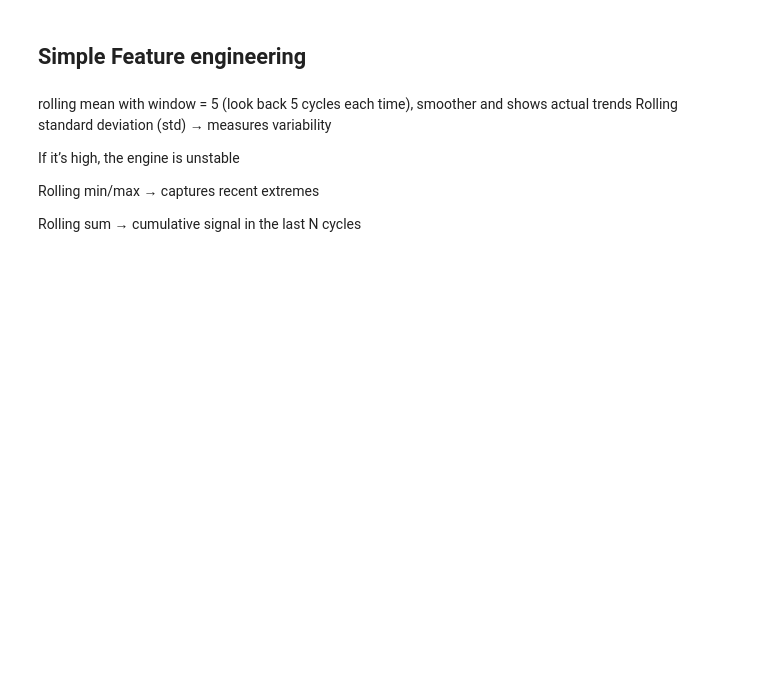
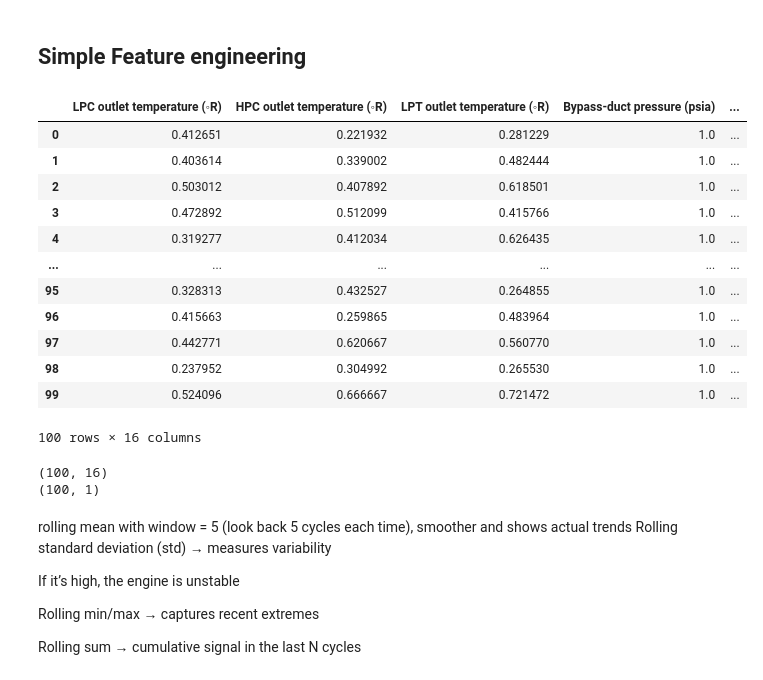
Before and after one commit to ml-graduation-project/ml-graduation-project, a Jupyter notebook: notebooks/Milestone 1/exploratory-data-analysis.ipynb, the cells around one changed output. Drawn from its saved outputs; the diff is of its cells as text; code cells hidden in the pictures; blank space fills up the shorter version.

```diff
--- a/notebooks/Milestone 1/exploratory-data-analysis.ipynb
+++ b/notebooks/Milestone 1/exploratory-data-analysis.ipynb
@@ -340,6 +343,31 @@ sensor_cols = [c for c in train.columns if c not in ['engine','cycle','RUL']]
 
 train[sensor_cols] = scaler.fit_transform(train[sensor_cols])
 test[sensor_cols] = scaler.transform(test[sensor_cols])
+# %%
+X_valid = test.groupby('engine').last().reset_index().drop(columns=['engine','op_setting_1','op_setting_2', 'cycle'])
+X_valid_s=scaler.fit_transform(X_valid)
+# %%
+X_valid
+# %% [output]
+|  | LPC outlet temperature (◦R) | HPC outlet temperature (◦R) | LPT outlet temperature (◦R) | Bypass-duct pressure (psia) | ... |
+| 0 | 0.412651 | 0.221932 | 0.281229 | 1.0 | ... |
+| 1 | 0.403614 | 0.339002 | 0.482444 | 1.0 | ... |
+| 2 | 0.503012 | 0.407892 | 0.618501 | 1.0 | ... |
+| 3 | 0.472892 | 0.512099 | 0.415766 | 1.0 | ... |
+| 4 | 0.319277 | 0.412034 | 0.626435 | 1.0 | ... |
+| ... | ... | ... | ... | ... | ... |
+| 95 | 0.328313 | 0.432527 | 0.264855 | 1.0 | ... |
+| 96 | 0.415663 | 0.259865 | 0.483964 | 1.0 | ... |
+| 97 | 0.442771 | 0.620667 | 0.560770 | 1.0 | ... |
+| 98 | 0.237952 | 0.304992 | 0.265530 | 1.0 | ... |
+| 99 | 0.524096 | 0.666667 | 0.721472 | 1.0 | ... |
+100 rows × 16 columns
+# %%
+print(X_valid_s.shape)
+print(rul.shape)
+# %% [output]
+(100, 16)
+(100, 1)
 # %% [markdown]
 rolling mean with window = 5 (look back 5 cycles each time), smoother and shows actual trends
 Rolling standard deviation (std) → measures variability
```
Also changed, not shown: parts of 31 cells of this notebook.
